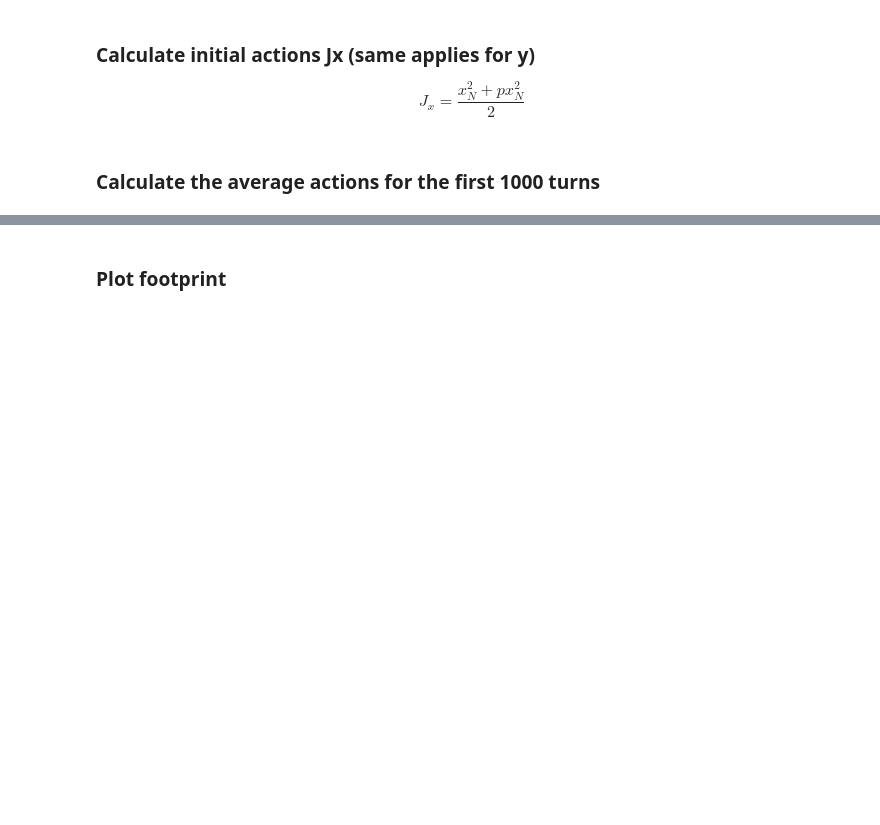
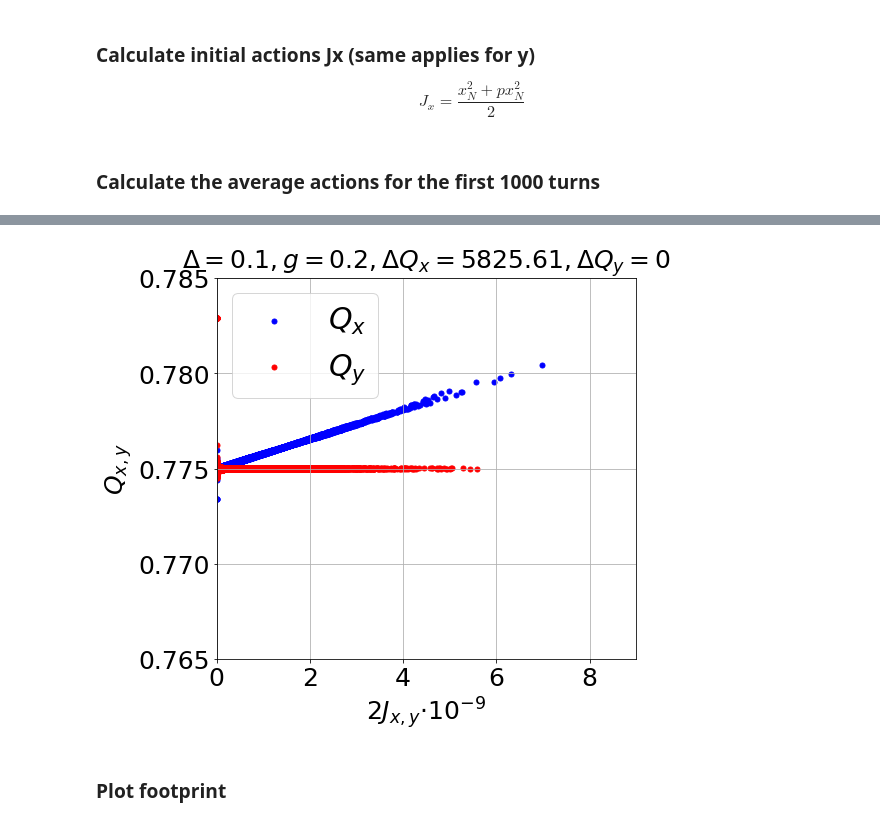
Before and after one commit to natriant/post_process_analysis_my_tracking_model_htcondor, a Jupyter notebook: tune_shift_with_amplitude_1_single_study.ipynb, the cells around one changed output, grey strips where cells are left out. Drawn from its saved outputs; the diff is of its cells as text; code cells hidden in the pictures; blank space fills up the shorter version.

Commit message:
imporve legend size

```diff
--- a/tune_shift_with_amplitude_1_single_study.ipynb
+++ b/tune_shift_with_amplitude_1_single_study.ipynb
@@ -24,7 +24,7 @@ my_tracking_model_htcondor/  simulation_data_2018/  sixdesk/  workspaces/
 # %% [markdown]
 ### Plotting parameters
 # %%
-params = {'legend.fontsize': 12,
+params = {'legend.fontsize': 30,
           'figure.figsize': (8.5, 6.5),
           'axes.labelsize': 25,
           'axes.titlesize': 25,
@@ -140,23 +144,25 @@ if flag_average_actions:
 # %%
 fig, ax = plt.subplots(1,1,figsize=(8,7))
 
 Qx_list_plot = [1-i for i in Qx_list] # 1-i becuase the tune is above 0.5
 Qy_list_plot = [1-i for i in Qy_list]
 
 ax.scatter(np.array(Jx_mean)*1e9, Qx_list_plot, c='b', label=r'$Q_x$')
 ax.scatter(np.array(Jy_mean)*1e9, Qy_list_plot, c='r', label=r'$Q_y$')
-ax.set_title(r'$\Delta={}, g={}, \xi={} $'.format(Delta, 0.2,0.005))
+ax.set_title(r'$\Delta={}, g={}, \Delta Q_x={}, \Delta Q_y={} $'.format(Delta, 0.2, 5825.61, 0))
 ax.set_xlabel(r'$2J_{x,y}$'+r'$\cdot 10^{-9}$')
 ax.set_ylabel(r'$Q_{x,y}$')
 ax.set_ylim(0.765, 0.785)
 ax.set_xlim(0,9)
 ax.grid()
 
 plt.legend()
 plt.tight_layout()
 savefig = False
 if savefig:
     plt.savefig('./figures/tune_shift_{}.png'.format(file_name))
+# %% [output]
+[figure, added]
 # %% [markdown]
 ### Plot footprint
 # %%
```
Also changed, not shown: parts of 2 cells of this notebook.
